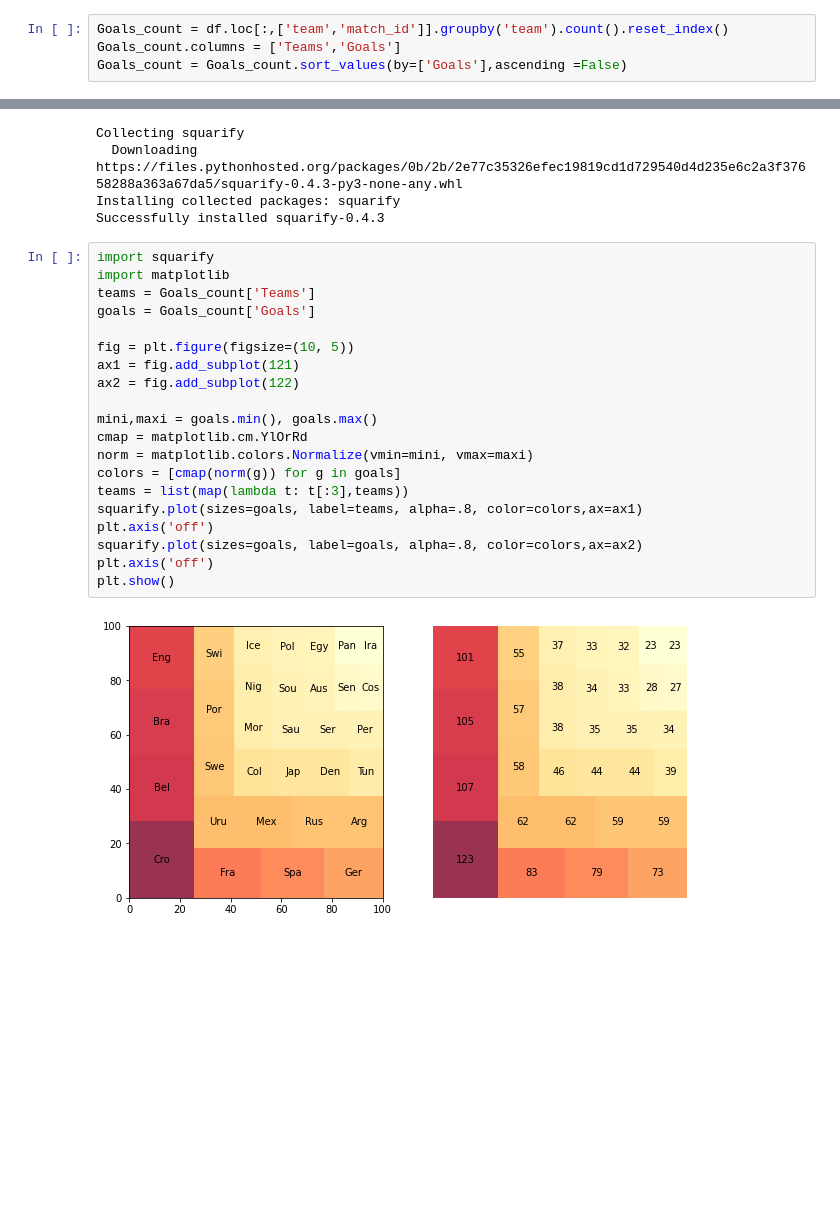
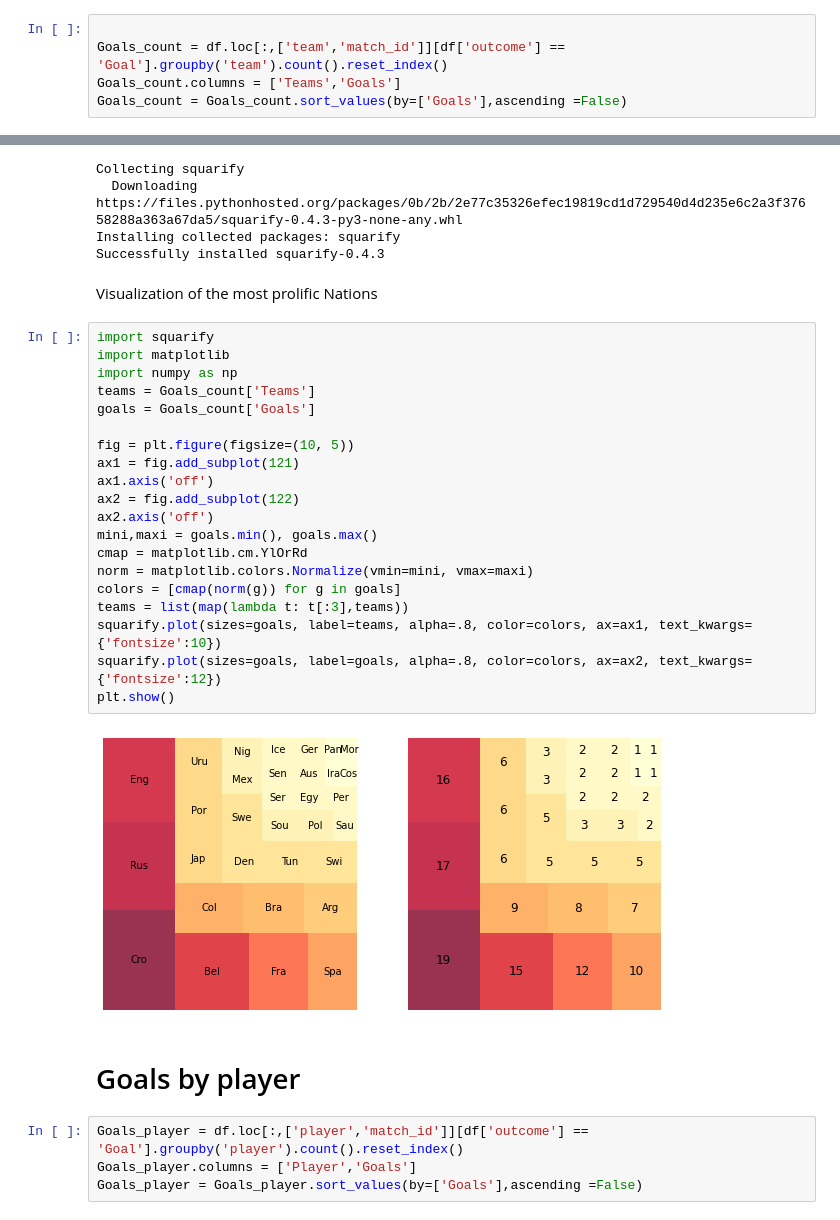
Before and after one commit to HLapendery/FootballAnalysis, a Jupyter notebook: 2018WorldCup.ipynb, the cells around one changed output, grey strips where cells are left out. Drawn from its saved outputs; the diff is of its cells as text; blank space fills up the shorter version.

```diff
--- a/2018WorldCup.ipynb
+++ b/2018WorldCup.ipynb
@@ -123,7 +136,8 @@ matplotsoccer.heatmap(hm,cmap="hot",linecolor="white",cbar=True,figsize=10)
 # %% [markdown]
 First we need to create a DataFrame with the correct data
 # %%
-Goals_count = df.loc[:,['team','match_id']].groupby('team').count().reset_index()
+
+Goals_count = df.loc[:,['team','match_id']][df['outcome'] == 'Goal'].groupby('team').count().reset_index()
 Goals_count.columns = ['Teams','Goals']
 Goals_count = Goals_count.sort_values(by=['Goals'],ascending =False)
 # %%
@@ -133,25 +147,33 @@ Collecting squarify
   Downloading https://files.pythonhosted.org/packages/0b/2b/2e77c35326efec19819cd1d729540d4d235e6c2a3f37658288a363a67da5/squarify-0.4.3-py3-none-any.whl
 Installing collected packages: squarify
 Successfully installed squarify-0.4.3
+# %% [markdown]
+Visualization of the most prolific Nations
 # %%
 import squarify
 import matplotlib
+import numpy as np
 teams = Goals_count['Teams']
 goals = Goals_count['Goals']
 
 fig = plt.figure(figsize=(10, 5))
 ax1 = fig.add_subplot(121)
+ax1.axis('off')
 ax2 = fig.add_subplot(122)
-
+ax2.axis('off')
 mini,maxi = goals.min(), goals.max()
 cmap = matplotlib.cm.YlOrRd
 norm = matplotlib.colors.Normalize(vmin=mini, vmax=maxi)
 colors = [cmap(norm(g)) for g in goals]
 teams = list(map(lambda t: t[:3],teams))
-squarify.plot(sizes=goals, label=teams, alpha=.8, color=colors,ax=ax1)
-plt.axis('off')
-squarify.plot(sizes=goals, label=goals, alpha=.8, color=colors,ax=ax2)
-plt.axis('off')
+squarify.plot(sizes=goals, label=teams, alpha=.8, color=colors, ax=ax1, text_kwargs={'fontsize':10})
+squarify.plot(sizes=goals, label=goals, alpha=.8, color=colors, ax=ax2, text_kwargs={'fontsize':12})
 plt.show()
 # %% [output]
-[figure, old version]
+[figure, new version]
+# %% [markdown]
+# Goals by player
+# %%
+Goals_player = df.loc[:,['player','match_id']][df['outcome'] == 'Goal'].groupby('player').count().reset_index()
+Goals_player.columns = ['Player','Goals']
+Goals_player = Goals_player.sort_values(by=['Goals'],ascending =False)
```
Also changed, not shown: parts of 3 cells of this notebook.
